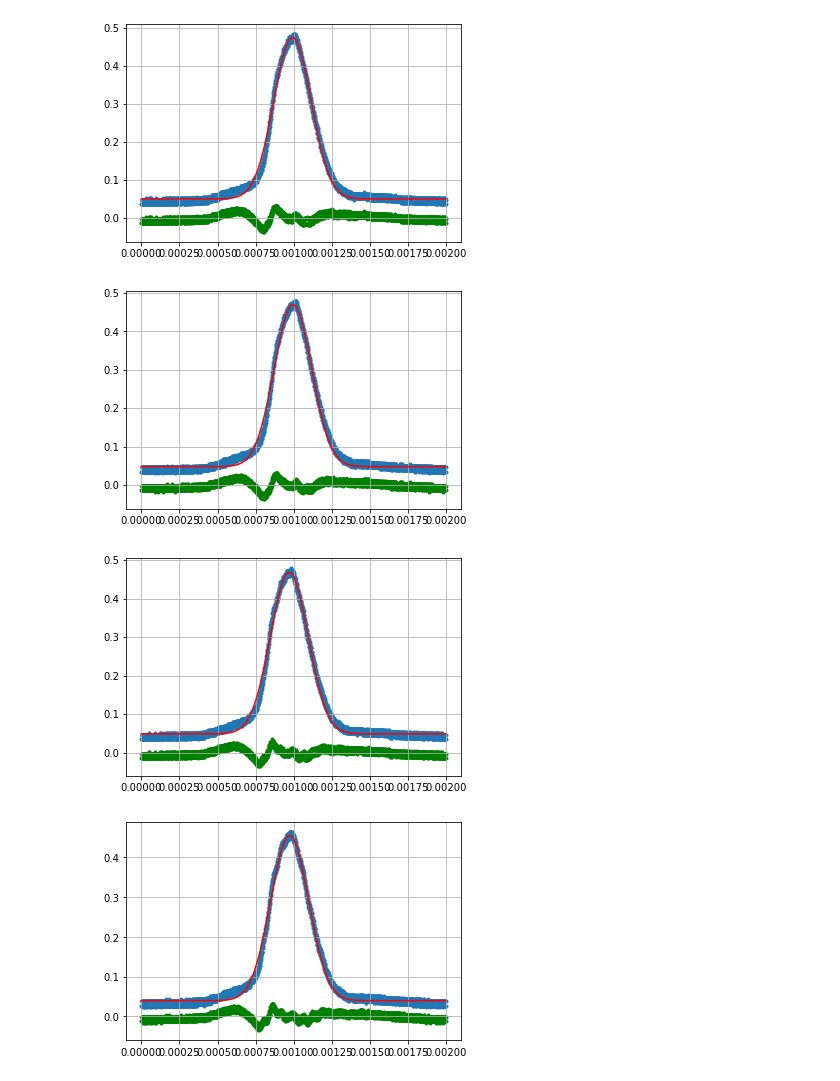
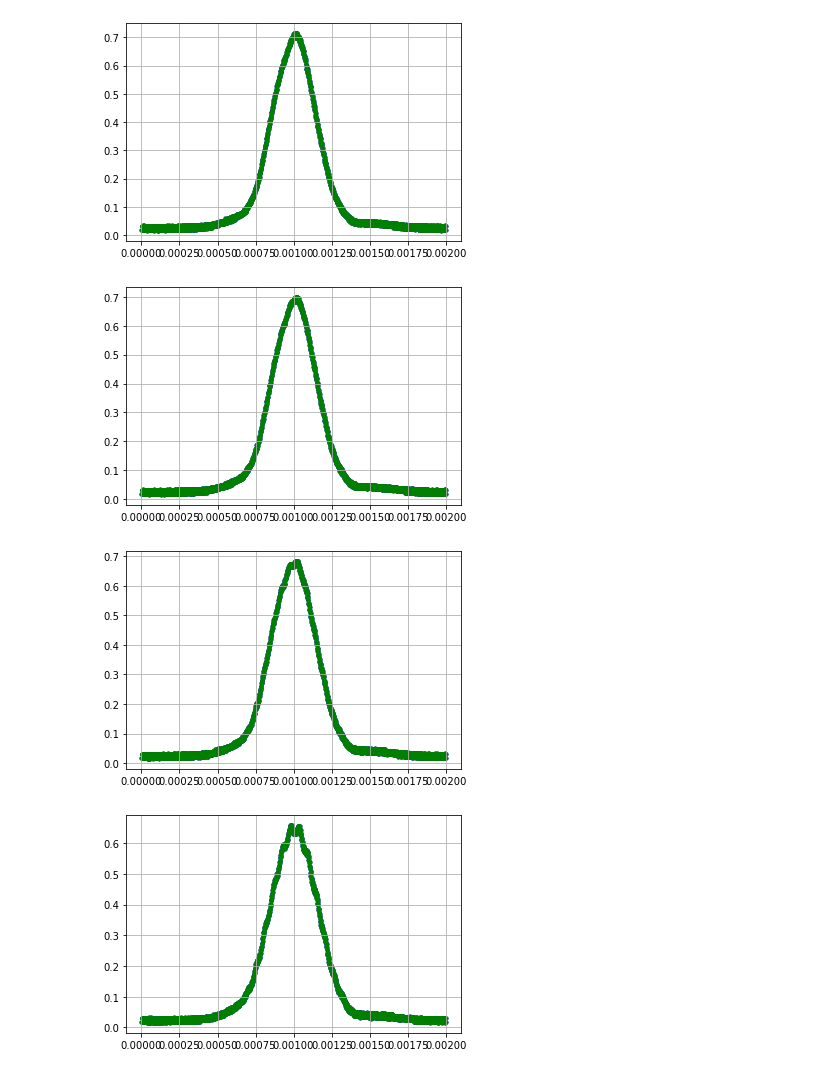
Before and after one commit to JonasLampp/Ultraschallphasengitter, a Jupyter notebook: aufgabe_5/aufgabe_5.ipynb, the cells around one changed output. Saved outputs shown, nothing was run; the diff lists cells and outputs as text; code cells hidden in the pictures.

```diff
--- a/aufgabe_5/aufgabe_5.ipynb
+++ b/aufgabe_5/aufgabe_5.ipynb
@@ -139,37 +191,46 @@ def gauß(x, A, sigma, x0, C):
 # %%
-Time = []
-Signal = []
+time = np.array([])
+signal = np.array([])
 Popt = []
 
-index = np.arange(10)
+index = np.arange(11)
 
 for i in index:
-    Time.append(np.array(pd.read_csv('konstante_frequenz/'+str(i)+'_HM1508.csv'))[:,0])
-    Signal.append(np.array(pd.read_csv('konstante_frequenz/'+str(i)+'_HM1508.csv'))[:,1])
-    popt, pcov = curve_fit(gauß, Time[i], Signal[i], maxfev=100000, p0=[1, 0.0004, 0.001,  0.05])
-    x = np.linspace(min(Time[i]), max(Time[i]), 10000)
-    plt.scatter(Time[i], Signal[i], marker='.')
-    plt.plot(x, gauß(x, *popt), color='r')
-    plt.scatter(Time[i], Signal[i] - gauß(Time[i], *popt), color='green', marker='.')
+    #print(type(i))
+    time = np.append(time, np.array(pd.read_csv('konst_freq_2/'+str(i)+'_HM1508.csv'))[:,0])
+    signal = np.append(signal, np.array(pd.read_csv('konst_freq_2/'+str(i)+'_HM1508.csv'))[:,1])
+    time = time.reshape(i+1,2000)
+    signal = signal.reshape(i+1,2000)
+
+
+
+    #print(time.shape)
+    #print(signal.shape)
+    #signal[i] = signal[i]*1/signal[i].max()
+    if i == 0:
+        #print('hell')
+        referenz = copy.deepcopy(signal[0])
+    #print(signal1.shape)
+    #print(referenz)
+    popt, pcov = curve_fit(gauß, time[i], signal[i], maxfev=100000, p0=[1, 0.0004, 0.001,  0.05])
+    #x = np.linspace(min(time[i]), max(time[i]), 10000)
+    #plt.scatter(Time[i], Signal[i], marker='.')
+    plt.scatter(time[i], signal[i], color='blue', marker='.')
+    #plt.scatter(time[i], signal[i]- gauß(time[i], *popt), color='red', marker='.')
+    #signal[i] = np.array(signal[i]/referenz)
+    #signal[i]=signal[i]- gauß(time[i], *popt)
+    #signal[i] = signal[i]- referenz
+    #Signal = np.array(Signal)
+    #print(signal[i].shape)
+    #plt.plot(x, gauß(x, *popt), color='r')
+    plt.scatter(time[i], signal[i], color='green', marker='.')
     plt.grid()
     plt.show()
 
 
-
-# popt, pcov = curve_fit(gauß, Time[9], Signal[9], maxfev=100000, p0=[1, 0.0004, 0.001, 0.05])
-# x = np.linspace(min(Time[9]), max(Time[9]), 10000)
-
-
-# plt.scatter(Time[9], Signal[9], marker='.')
-# plt.scatter(Time[5], Signal[5], marker='.', color='orange')
-# plt.plot(Time[9], Signal[9] - gauß(Time[9], *popt), color='green')
-# plt.plot(x, gauß(x, *popt), color='r')
-
-# plt.xlim(0.0006, 0.0014)
-# plt.grid()
-# plt.show()'
+#np.roll(data, 2)
 # %% [output]
-[figure, old version]
+[figure, new version]
-[figure, old version]
+[figure, new version]
-[figure, old version]
+[figure, new version]
-[figure, old version]
+[figure, new version]
```
Also changed, not shown: parts of 40 cells of this notebook, 11 other files.
